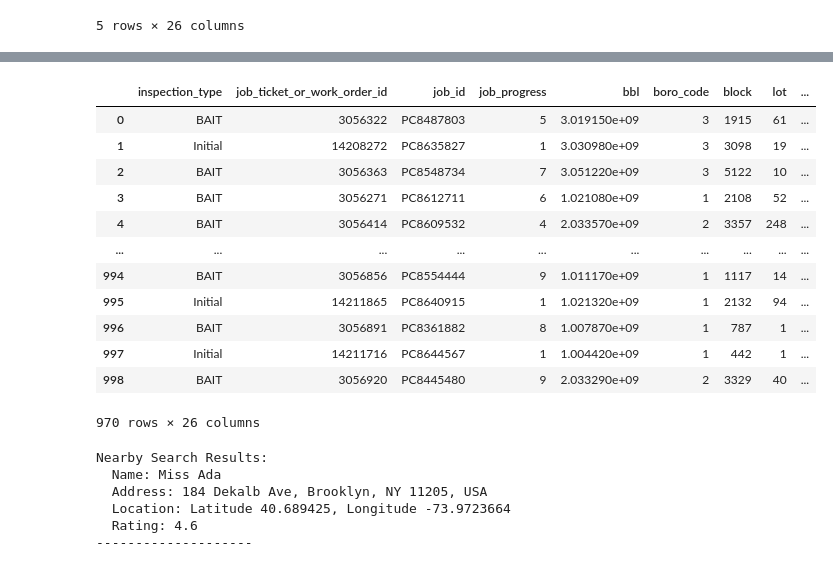
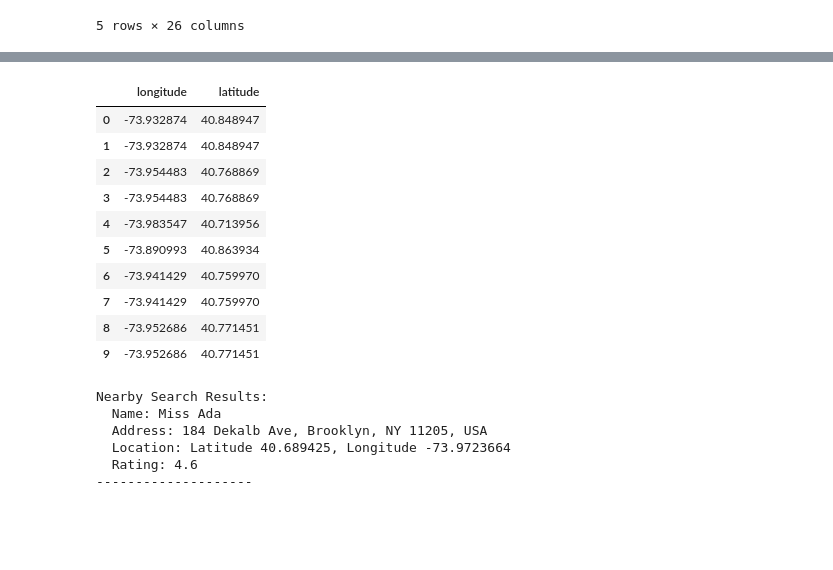
Before and after one commit to conor7276/nyc-rats-in-restaurants, a Jupyter notebook: scripts/data_exploration.ipynb, the cells around one changed output, grey strips where cells are left out. Saved outputs shown, nothing was run; the diff lists cells and outputs as text; code cells hidden in the pictures; blank space fills up the shorter version.

```diff
--- a/scripts/data_exploration.ipynb
+++ b/scripts/data_exploration.ipynb
@@ -51,19 +71,19 @@ for row in df.head(10).iterrows():
 # %%
-df
+test_df = df.copy().head(10)
+test_df = test_df[['longitude', 'latitude']].round(6)
+test_df
 # %% [output]
-|  | inspection_type | job_ticket_or_work_order_id | job_id | job_progress | bbl | boro_code | block | lot | ... |
-| 0 | BAIT | 3056322 | PC8487803 | 5 | 3.019150e+09 | 3 | 1915 | 61 | ... |
-| 1 | Initial | 14208272 | PC8635827 | 1 | 3.030980e+09 | 3 | 3098 | 19 | ... |
-| 2 | BAIT | 3056363 | PC8548734 | 7 | 3.051220e+09 | 3 | 5122 | 10 | ... |
-| 3 | BAIT | 3056271 | PC8612711 | 6 | 1.021080e+09 | 1 | 2108 | 52 | ... |
-| 4 | BAIT | 3056414 | PC8609532 | 4 | 2.033570e+09 | 2 | 3357 | 248 | ... |
-| ... | ... | ... | ... | ... | ... | ... | ... | ... | ... |
-| 994 | BAIT | 3056856 | PC8554444 | 9 | 1.011170e+09 | 1 | 1117 | 14 | ... |
-| 995 | Initial | 14211865 | PC8640915 | 1 | 1.021320e+09 | 1 | 2132 | 94 | ... |
-| 996 | BAIT | 3056891 | PC8361882 | 8 | 1.007870e+09 | 1 | 787 | 1 | ... |
-| 997 | Initial | 14211716 | PC8644567 | 1 | 1.004420e+09 | 1 | 442 | 1 | ... |
-| 998 | BAIT | 3056920 | PC8445480 | 9 | 2.033290e+09 | 2 | 3329 | 40 | ... |
+|  | longitude | latitude |
+| 0 | -73.932874 | 40.848947 |
+| 1 | -73.932874 | 40.848947 |
+| 2 | -73.954483 | 40.768869 |
+| 3 | -73.954483 | 40.768869 |
+| 4 | -73.983547 | 40.713956 |
+| 5 | -73.890993 | 40.863934 |
+| 6 | -73.941429 | 40.759970 |
+| 7 | -73.941429 | 40.759970 |
+| 8 | -73.952686 | 40.771451 |
+| 9 | -73.952686 | 40.771451 |
-970 rows × 26 columns
 # %%
 import requests
 import json
```
Also changed, not shown: parts of 2 cells of this notebook, 1 other file.
